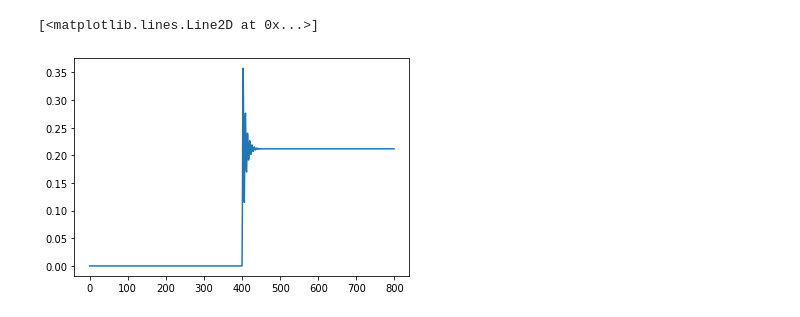
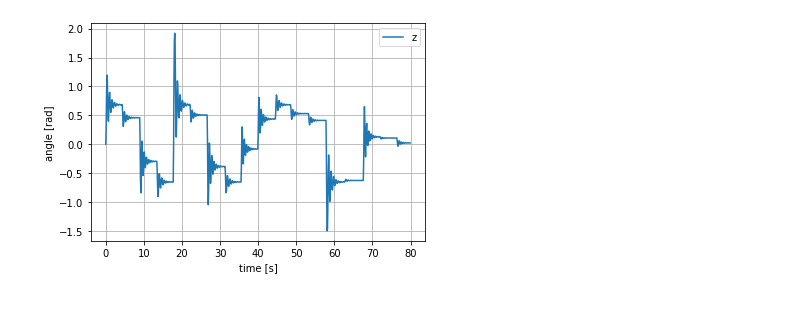
Before and after one commit to Mixxxxx358/NonlinearController, a Jupyter notebook: embedding_test.ipynb, the cells around one changed output. Cells and saved outputs as stored; diff of their text form; code cells hidden in the pictures.

Commit message:
fix embedding simulations

```diff
--- a/embedding_test.ipynb
+++ b/embedding_test.ipynb
@@ -9,11 +10,29 @@ import deepSI
 # %%
+# import state space encoder network and set required parameters
 model = deepSI.load_system("NonlinearController/trained_models/unbalanced/ObserverUnbalancedDisk_dt01_nab_4_SNR_30_e250")
+dt = 0.1
 
 nx = model.nx
 nu = model.nu if model.nu is not None else 1
 ny = model.ny if model.ny is not None else 1
+# %%
+# function for generating random magnitude step inputs
+def randomLevelReference(Nsim, nt_range, level_range):
+    x_reference_list = np.array([])
+    Nsim_remaining = Nsim
+    while True:
+        Nsim_steps = random.randint(nt_range[0],nt_range[1])
+        Nsim_remaining = Nsim_remaining - Nsim_steps
+        x_reference_list = np.hstack((x_reference_list, np.ones(Nsim_steps)*random.randint(level_range[0]*10,level_range[1]*10)/10))
+
+        if Nsim_remaining <= 0:
+            x_reference_list = x_reference_list[:Nsim]
+            break
+    return x_reference_list
 # %%
+# determine input for a simulation length
 sim_steps = 800
-#w = np.random.normal(size=(nu,sim_steps))*2
-w = np.hstack((np.zeros((nu,sim_steps//2)),np.ones((nu,sim_steps//2 + sim_steps%2))))
+# w = np.random.normal(size=(nu,sim_steps))*2
+# w = np.hstack((np.zeros((nu,sim_steps//2)),2*np.ones((nu,sim_steps//2 + sim_steps%2))))#
+w = randomLevelReference(sim_steps, [40,50], [-3, 3])[np.newaxis]
 # %%
@@ -25,9 +45,13 @@ log_z = np.zeros((ny,sim_steps))
 for i in range(sim_steps):
     z = system.measure_act(w[0,i])
     log_z[:,i] = z
-# %%
-plt.plot(log_z[0,:])
-# %% [output]
-[<matplotlib.lines.Line2D at 0x...>]
-[figure, removed]
+# %%
+# plot simulation of system
+plt.plot(np.arange(sim_steps)*dt, log_z[0,:], label='z')
+plt.ylabel("angle [rad]")
+plt.xlabel("time [s]")
+plt.grid()
+plt.legend(loc='upper right');
+# %% [output]
+[figure, added]
 # %%
```
Also changed, not shown: parts of 13 cells of this notebook.
